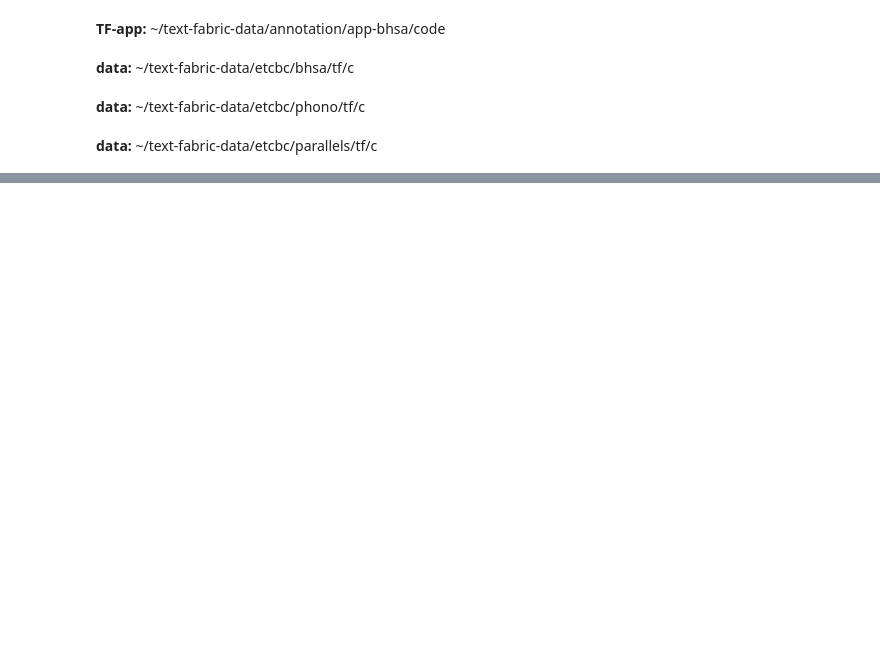
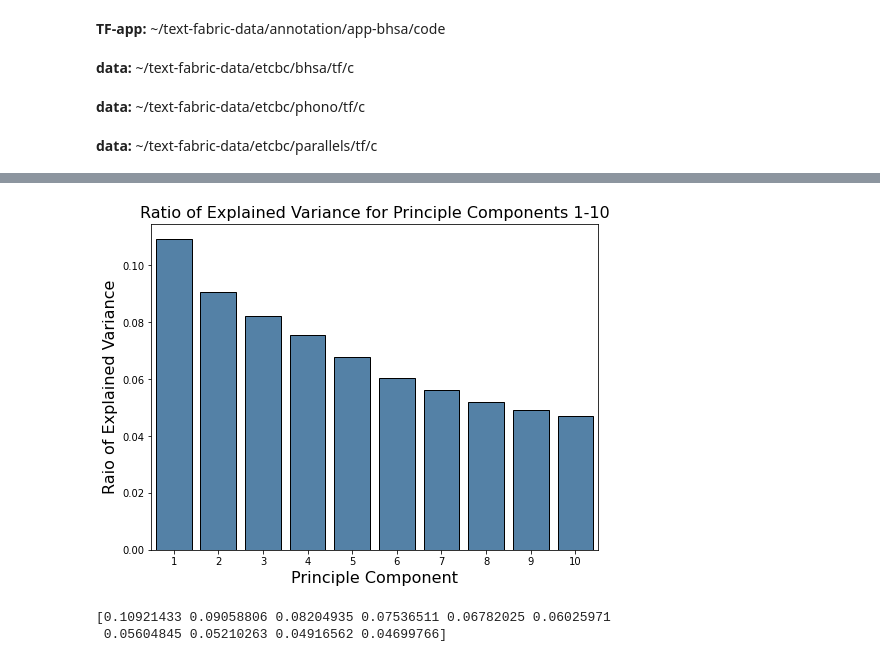
Before and after one commit to CambridgeSemiticsLab/BH_time_collocations, a Jupyter notebook: workflow/notebooks/analysis/time_LABELTESTING.ipynb, the cells around one changed output, grey strips where cells are left out. Cells and saved outputs as stored; diff of their text form; code cells hidden in the pictures; blank space fills up the shorter version.

```diff
--- a/workflow/notebooks/analysis/time_LABELTESTING.ipynb
+++ b/workflow/notebooks/analysis/time_LABELTESTING.ipynb
@@ -59,0 +150,10 @@ verb_ct
+# %%
+# drop verbs that only occur once
+verb_ct_ = verb_ct.drop(
+        columns=verb_ct.columns[verb_ct.sum() < 10]
+    )
+
+# re-filter rare tokens
+verb_ct_ = verb_ct_.drop(
+    index=verb_ct_.index[verb_ct_.sum(1) < 2]
+)
@@ -59,0 +207,6 @@ verb_ct
+# %%
+# try with significance scores
+
+verb_dp = sig.apply_deltaP(verb_ct_, 0, 1)
+verb_dp = verb_dp.dropna()
+verb_dp.head()
@@ -59,0 +259,7 @@ verb_ct
+# %%
+# scale the features
+scaler2 = StandardScaler()
+scaler2.fit(verb_dp)
+scaled_dp_raw = scaler2.transform(verb_dp) # scale the raw counts
+scaled_dp = pd.DataFrame(scaled_dp_raw, index=verb_dp.index, columns=verb_dp.columns)
+scaled_dp.head()
@@ -59,0 +275,6 @@ verb_ct
+# %%
+pca_values, loadings = apply_pca(scaled_dp, 0, 1, components=10)
+# %% [output]
+[figure, added]
+[0.10921433 0.09058806 0.08204935 0.07536511 0.06782025 0.06025971
+ 0.05604845 0.05210263 0.04916562 0.04699766]
```
Also changed, not shown: parts of 46 cells of this notebook, 19 other files.
